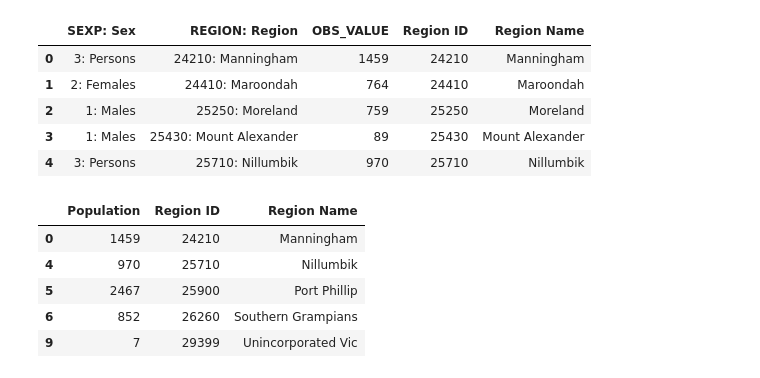
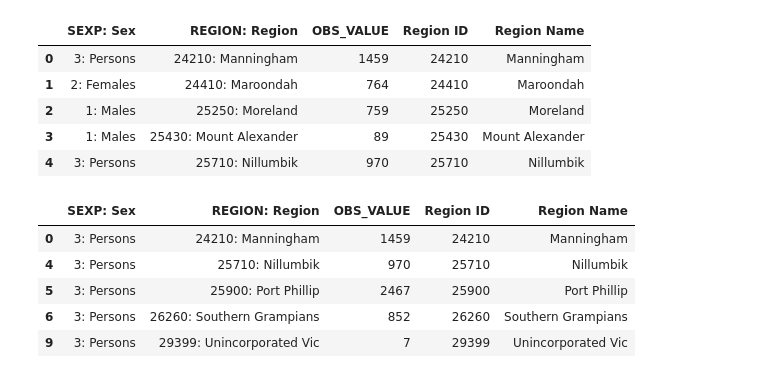
Before and after one commit to DanteC1997/Team3Project2, a Jupyter notebook: API - Project 2.ipynb, the cells around one changed output. Drawn from its saved outputs; the diff is of its cells as text; code cells hidden in the pictures.

```diff
--- a/API - Project 2.ipynb
+++ b/API - Project 2.ipynb
@@ -66,14 +66,14 @@ df.head()
 # %%
 
 ABS_Clean=df[df["SEXP: Sex"] == '3: Persons']
-df2.head()
+ABS_Clean.head()
 # %% [output]
-|  | Population | Region ID | Region Name |
-| 0 | 1459 | 24210 | Manningham |
-| 4 | 970 | 25710 | Nillumbik |
-| 5 | 2467 | 25900 | Port Phillip |
-| 6 | 852 | 26260 | Southern Grampians |
-| 9 | 7 | 29399 | Unincorporated Vic |
+|  | SEXP: Sex | REGION: Region | OBS_VALUE | Region ID | Region Name |
+| 0 | 3: Persons | 24210: Manningham | 1459 | 24210 | Manningham |
+| 4 | 3: Persons | 25710: Nillumbik | 970 | 25710 | Nillumbik |
+| 5 | 3: Persons | 25900: Port Phillip | 2467 | 25900 | Port Phillip |
+| 6 | 3: Persons | 26260: Southern Grampians | 852 | 26260 | Southern Grampians |
+| 9 | 3: Persons | 29399: Unincorporated Vic | 7 | 29399 | Unincorporated Vic |
 # %%
 #rename value
 
```
Also changed, not shown: parts of 33 cells of this notebook.
